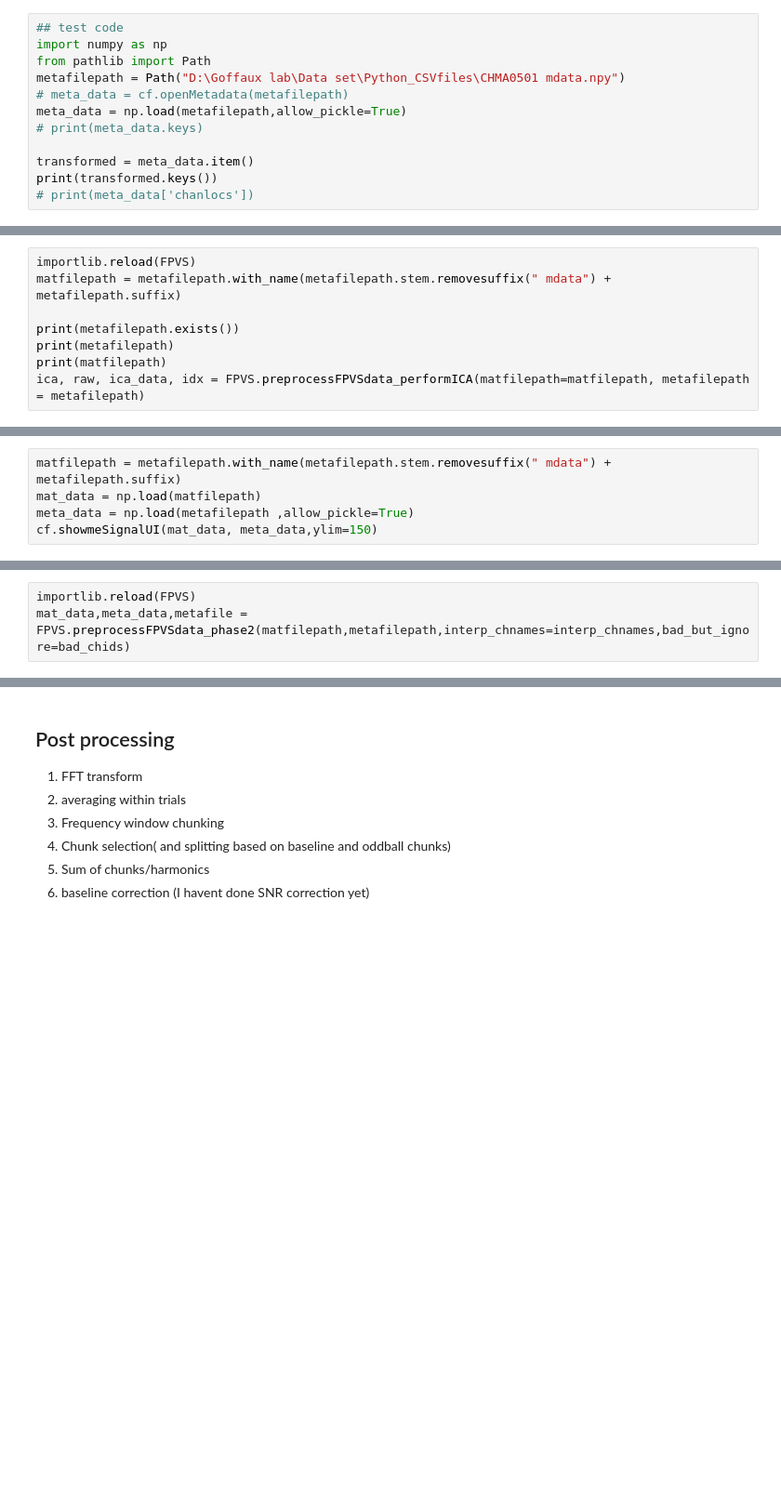
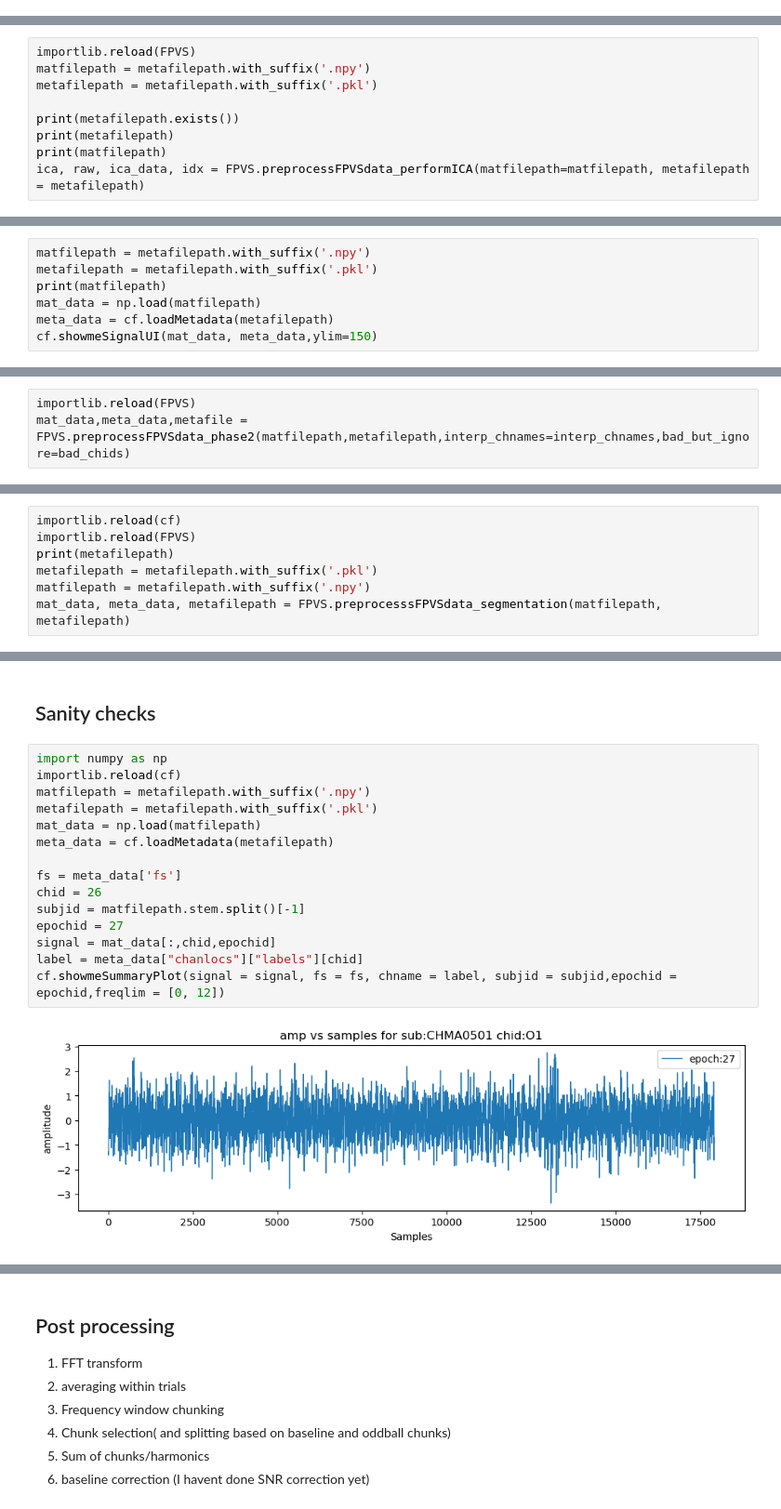
Before and after one commit to Bhargaverahkap/FPVS-Pypeline, a Jupyter notebook: FPVS pypeline 2 pynt 0.ipynb, the cells around one changed output, grey strips where cells are left out. Shown at 93% size. Drawn from its saved outputs; the diff is of its cells as text; blank space fills up the shorter version.

Commit message:
segmentation, ep step is automated

```diff
--- a/FPVS pypeline 2 pynt 0.ipynb
+++ b/FPVS pypeline 2 pynt 0.ipynb
@@ -31,12 +48,0 @@ mat_data, meta_data , metafilepath = FPVS.preprocessFPVSdata_phase1(matfilepath,
-# %%
-## test code
-import numpy as np
-from pathlib import Path
-metafilepath = Path("D:\Goffaux lab\Data set\Python_CSVfiles\CHMA0501 mdata.npy")
-# meta_data = cf.openMetadata(metafilepath)
-meta_data = np.load(metafilepath,allow_pickle=True)
-# print(meta_data.keys)
-
-transformed = meta_data.item()
-print(transformed.keys())
-# print(meta_data['chanlocs'])
@@ -105,6 +56,7 @@ Because jupyter is asynchronous, i have to split the perform_ICA, overlay ICA an
 # %%
 importlib.reload(FPVS)
-matfilepath = metafilepath.with_name(metafilepath.stem.removesuffix(" mdata") + metafilepath.suffix)
+matfilepath = metafilepath.with_suffix('.npy')
+metafilepath = metafilepath.with_suffix('.pkl')
 
 print(metafilepath.exists())
 print(metafilepath)
@@ -140,7 +116,9 @@ mat_data, meta_data, metafilepath = FPVS.preprocesssFPVSdata_segmentation(matfil
 # %% [markdown]
 ## Interpolate channels
 # %%
-matfilepath = metafilepath.with_name(metafilepath.stem.removesuffix(" mdata") + metafilepath.suffix)
+matfilepath = metafilepath.with_suffix('.npy')
+metafilepath = metafilepath.with_suffix('.pkl')
+print(matfilepath)
 mat_data = np.load(matfilepath)
-meta_data = np.load(metafilepath ,allow_pickle=True)
+meta_data = cf.loadMetadata(metafilepath)
 cf.showmeSignalUI(mat_data, meta_data,ylim=150)
@@ -153,0 +138,7 @@ mat_data,meta_data,metafile = FPVS.preprocessFPVSdata_phase2(matfilepath,metafil
+# %%
+importlib.reload(cf)
+importlib.reload(FPVS)
+print(metafilepath)
+metafilepath = metafilepath.with_suffix('.pkl')
+matfilepath = metafilepath.with_suffix('.npy')
+mat_data, meta_data, metafilepath = FPVS.preprocesssFPVSdata_segmentation(matfilepath, metafilepath)
@@ -153,0 +160,19 @@ mat_data,meta_data,metafile = FPVS.preprocessFPVSdata_phase2(matfilepath,metafil
+# %% [markdown]
+## Sanity checks
+# %%
+import numpy as np
+importlib.reload(cf)
+matfilepath = metafilepath.with_suffix('.npy')
+metafilepath = metafilepath.with_suffix('.pkl')
+mat_data = np.load(matfilepath)
+meta_data = cf.loadMetadata(metafilepath)
+
+fs = meta_data['fs']
+chid = 26
+subjid = matfilepath.stem.split()[-1]
+epochid = 27
+signal = mat_data[:,chid,epochid]
+label = meta_data["chanlocs"]["labels"][chid]
+cf.showmeSummaryPlot(signal = signal, fs = fs, chname = label, subjid = subjid,epochid = epochid,freqlim = [0, 12])
+# %% [output]
+[figure, added]
```
Also changed, not shown: parts of 19 cells of this notebook, 3 other files.
